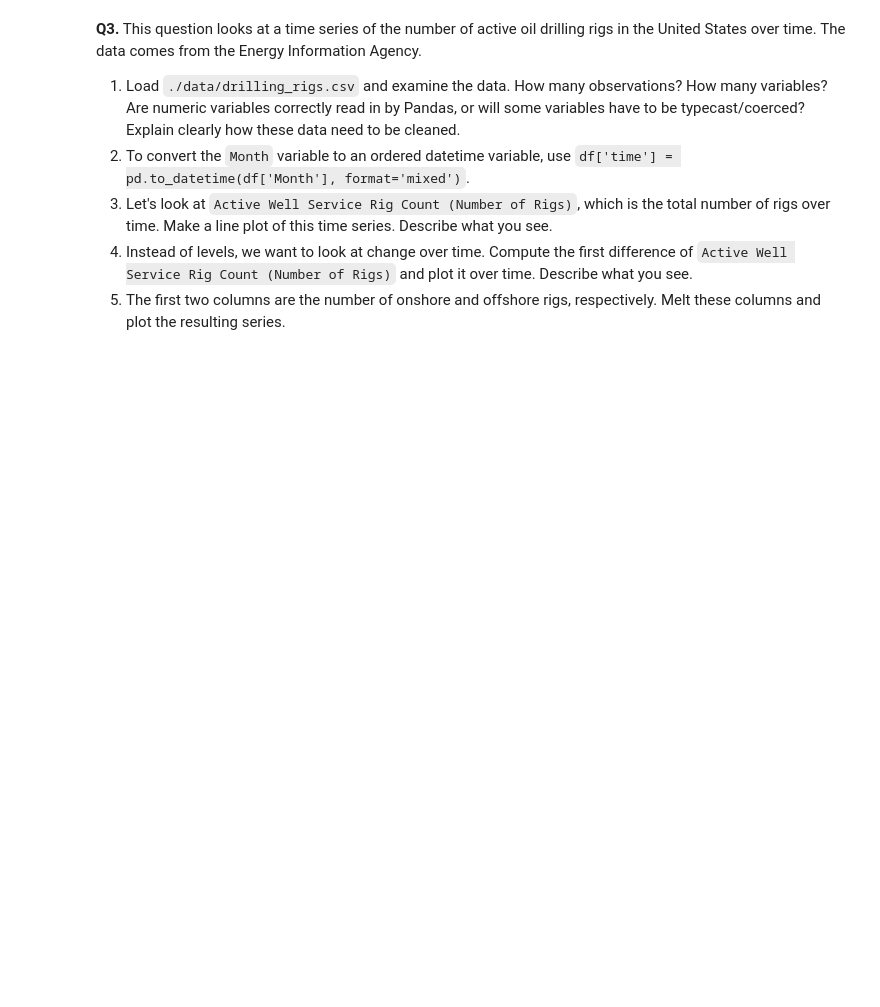
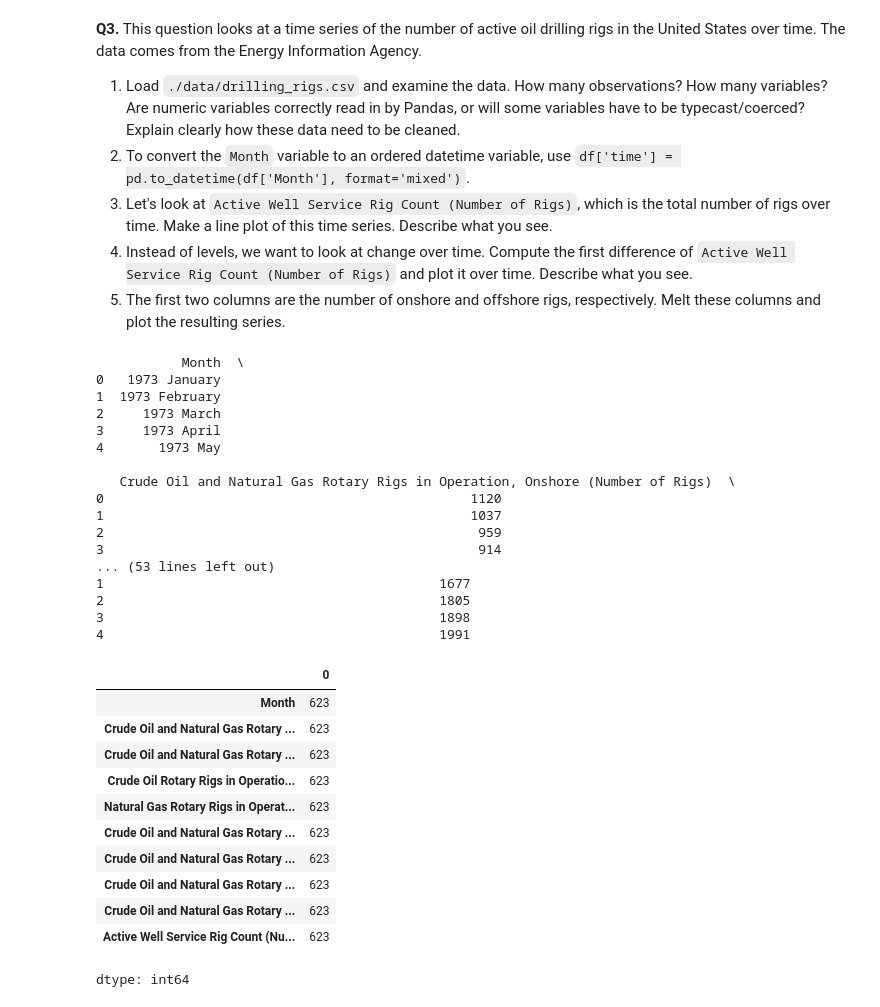
Before and after one commit to simoneminorr/eda_assignment, a Jupyter notebook: assignment.ipynb, the cells around one changed output. Saved outputs shown, nothing was run; the diff lists cells and outputs as text; code cells hidden in the pictures; blank space fills up the shorter version.

Commit message:
started 3rd question about drilling

```diff
--- a/assignment.ipynb
+++ b/assignment.ipynb
@@ -146,3 +150,44 @@ NameError: name 'x' is not defined
 3. Let's look at `Active Well Service Rig Count (Number of Rigs)`, which is the total number of rigs over time. Make a line plot of this time series. Describe what you see.
 4. Instead of levels, we want to look at change over time. Compute the first difference of  `Active Well Service Rig Count (Number of Rigs)` and plot it over time. Describe what you see.
 5. The first two columns are the number of onshore and offshore rigs, respectively. Melt these columns and plot the resulting series.
+# %%
+drilling = read_csv('data/drilling_rigs.csv')
+# %%
+drilling.head()
+print(drilling.head())
+drilling.shape
+drilling.count()
+#.shape returns rows, columns
+#There are 30478 rows and 13 columns
+#There are 30478 observations
+#Variables: Host Id, Since, Name Neighbourhood, Property Type, Review Scores Rating (bin), Room Type, Zipcode, Beds, Number of Records, Number od Reviews, Price, and Review Scores Rating
+# %% [output]
+           Month  \
+0   1973 January
+1  1973 February
+2     1973 March
+3     1973 April
+4       1973 May
+
+   Crude Oil and Natural Gas Rotary Rigs in Operation, Onshore (Number of Rigs)  \
+0                                               1120
+1                                               1037
+2                                                959
+3                                                914
+... (53 lines left out)
+1                                           1677
+2                                           1805
+3                                           1898
+4                                           1991
+|  | 0 |
+| Month | 623 |
+| Crude Oil and Natural Gas Rotary ... | 623 |
+| Crude Oil and Natural Gas Rotary ... | 623 |
+| Crude Oil Rotary Rigs in Operatio... | 623 |
+| Natural Gas Rotary Rigs in Operat... | 623 |
+| Crude Oil and Natural Gas Rotary ... | 623 |
+| Crude Oil and Natural Gas Rotary ... | 623 |
+| Crude Oil and Natural Gas Rotary ... | 623 |
+| Crude Oil and Natural Gas Rotary ... | 623 |
+| Active Well Service Rig Count (Nu... | 623 |
+dtype: int64
```
Also changed, not shown: parts of 3 cells of this notebook.
